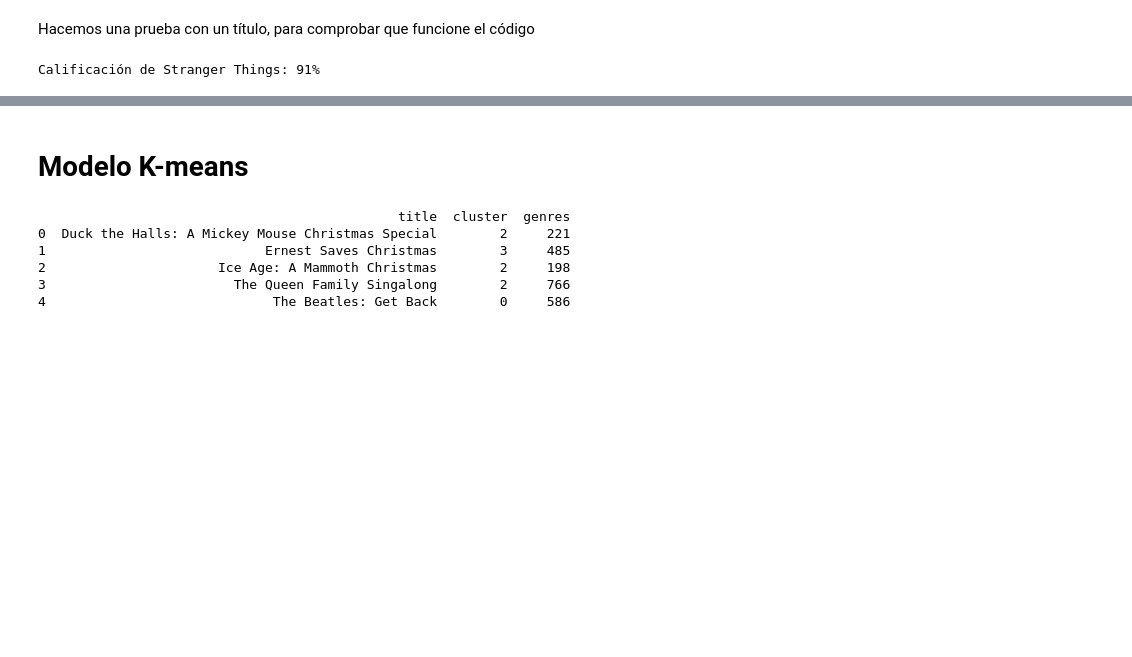
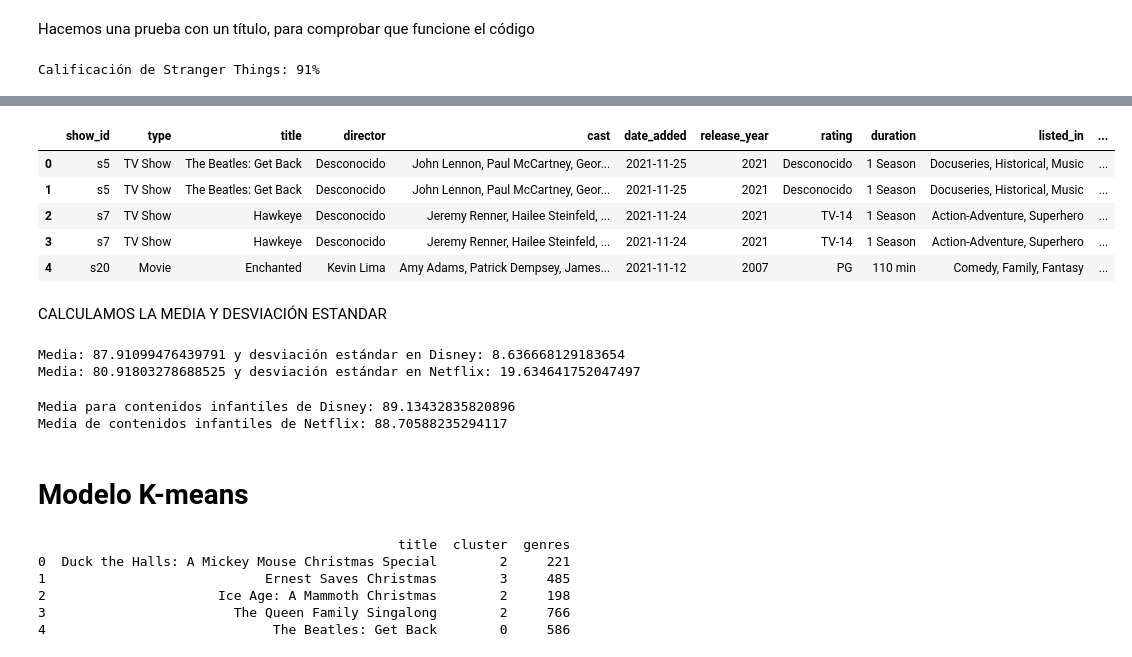
Before and after one commit to e-vilkoyt/data-analysis-disney-vs-netflix, a Jupyter notebook: DISNEY VS NETFLIX.ipynb, the cells around one changed output, grey strips where cells are left out. Cells and saved outputs as stored; diff of their text form; code cells hidden in the pictures; blank space fills up the shorter version.

Commit message:
Score analysis

```diff
--- a/DISNEY VS NETFLIX.ipynb
+++ b/DISNEY VS NETFLIX.ipynb
@@ -797,0 +796,21 @@ print(ratings_df)
+# %%
+# Ruta del archivo tv shows ratings
+file_path_ratings2 = r"C:\Users\almuo\Desktop\IRONHACK\Project 1 Disney vs Netflix\rotten_tomatoes_ratings.csv"
+
+# Intentar leer el archivo CSV de ratingss usando diferentes codificaciones
+try:
+    ratings_df2 = pd.read_csv(file_path_ratings2, encoding='latin1')
+    print("Ratings data imported successfully with encoding 'latin1'.")
+except UnicodeDecodeError:
+    try:
+        ratings_df2 = pd.read_csv(file_path_ratings2, encoding='iso-8859-1')
+        print("Ratings data imported successfully with encoding 'iso-8859-1'.")
+    except UnicodeDecodeError:
+        ratings_df2 = pd.read_csv(file_path_ratings2, encoding='cp1252')
+        print("Ratings data imported successfully with encoding 'cp1252'.")
+
+# Muestra las primeras filas del DataFrame para verificar que se ha importado correctamente
+ratings_df2.rename(columns={'titte': 'title'}, inplace=True)
+ratings_df2['score'] = ratings_df2['score'].str.replace('%', '', regex=False)
+ratings_df2['score'] = pd.to_numeric(ratings_df2['score'])
+print(ratings_df2.head())
@@ -797,0 +825,14 @@ print(ratings_df)
+# %%
+all_ratings_df = pd.concat([ratings_df, ratings_df2], ignore_index=True)
+# %%
+complete_df = pd.merge(df_exploded, all_ratings_df, on='title', how='inner')
+complete_df.head()
+# %% [output]
+|  | show_id | type | title | director | cast | date_added | release_year | rating | duration | listed_in | ... |
+| 0 | s5 | TV Show | The Beatles: Get Back | Desconocido | John Lennon, Paul McCartney, Geor... | 2021-11-25 | 2021 | Desconocido | 1 Season | Docuseries, Historical, Music | ... |
+| 1 | s5 | TV Show | The Beatles: Get Back | Desconocido | John Lennon, Paul McCartney, Geor... | 2021-11-25 | 2021 | Desconocido | 1 Season | Docuseries, Historical, Music | ... |
+| 2 | s7 | TV Show | Hawkeye | Desconocido | Jeremy Renner, Hailee Steinfeld, ... | 2021-11-24 | 2021 | TV-14 | 1 Season | Action-Adventure, Superhero | ... |
+| 3 | s7 | TV Show | Hawkeye | Desconocido | Jeremy Renner, Hailee Steinfeld, ... | 2021-11-24 | 2021 | TV-14 | 1 Season | Action-Adventure, Superhero | ... |
+| 4 | s20 | Movie | Enchanted | Kevin Lima | Amy Adams, Patrick Dempsey, James... | 2021-11-12 | 2007 | PG | 110 min | Comedy, Family, Fantasy | ... |
+# %% [markdown]
+CALCULAMOS LA MEDIA Y DESVIACIÓN ESTANDAR
@@ -798,3 +846,22 @@ print(ratings_df)
+# %%
+print(f"Media: {media_disney} y desviación estándar en Disney: {desviacion_disney}")
+
+print(f"Media: {media_netflix} y desviación estándar en Netflix: {desviacion_netflix}")
+# %% [output]
+Media: 87.91099476439791 y desviación estándar en Disney: 8.636668129183654
+Media: 80.91803278688525 y desviación estándar en Netflix: 19.634641752047497
+# %%
+contenidos_para_ninos = complete_df[complete_df['age_category'] == 'Para todas las edades / niños pequeños']
+
+media_disney_ninos = contenidos_para_ninos[contenidos_para_ninos['plataforma'] == 'disney']['score'].mean()
+
+media_netflix_ninos = contenidos_para_ninos[contenidos_para_ninos['plataforma'] == 'netflix']['score'].mean()
+
+print(f"Media para contenidos infantiles de Disney: {media_disney_ninos}")
+print(f"Media de contenidos infantiles de Netflix: {media_netflix_ninos}")
+# %% [output]
+Media para contenidos infantiles de Disney: 89.13432835820896
+Media de contenidos infantiles de Netflix: 88.70588235294117
 # %% [markdown]
 # Modelo  K-means
 # %%
```
Also changed, not shown: parts of 18 cells of this notebook.
